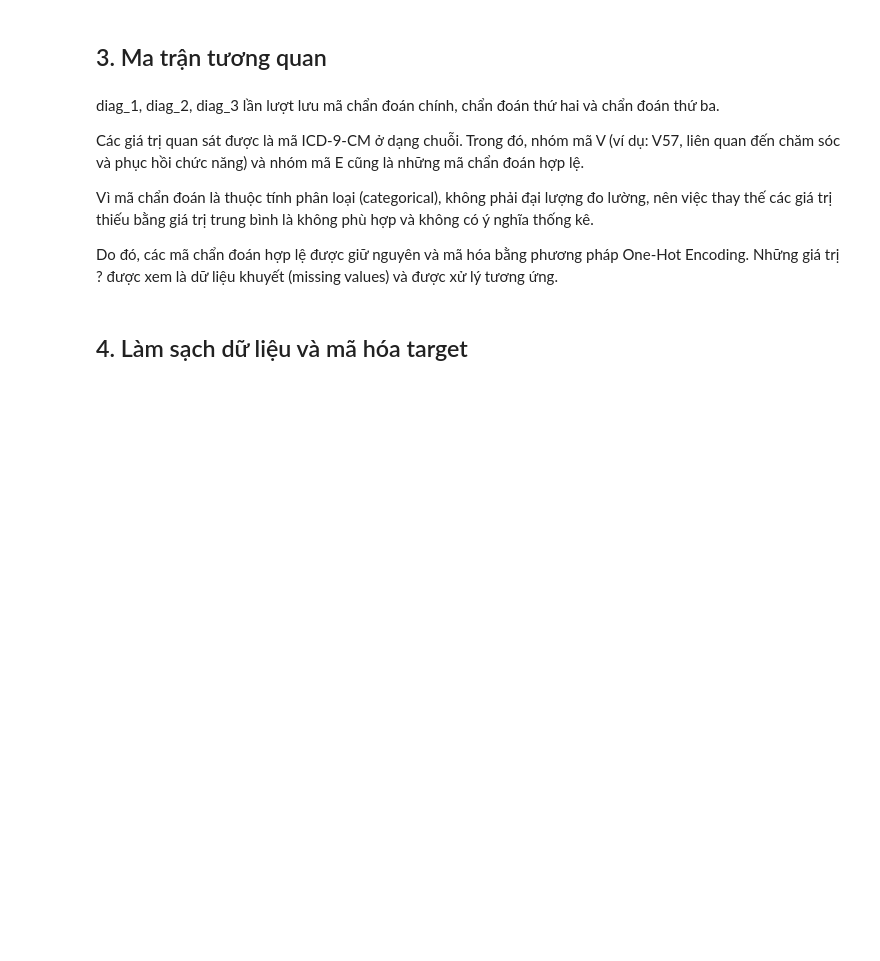
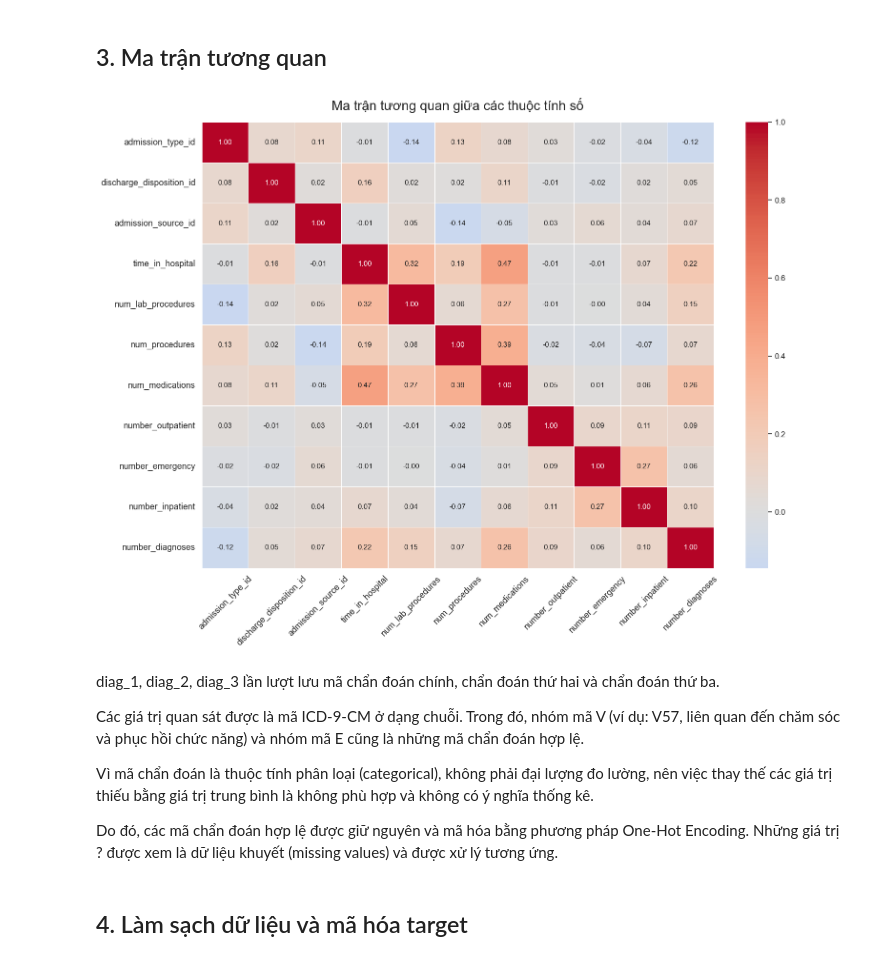
Before and after one commit to ThietBuiCong/BTL_PTDL, a Jupyter notebook: code/main_uci.ipynb, the cells around one changed output. Saved outputs shown, nothing was run; the diff lists cells and outputs as text; code cells hidden in the pictures; blank space fills up the shorter version.

```diff
--- a/code/main_uci.ipynb
+++ b/code/main_uci.ipynb
@@ -128,5 +128,28 @@ plt.show()
 # %% [markdown]
 ## 3. Ma trận tương quan
+# %%
+numeric_data = raw_data.select_dtypes(include="number").drop(
+    columns=["encounter_id", "patient_nbr"], errors="ignore"
+)
+correlation = numeric_data.corr()
+fig, ax = plt.subplots(figsize=(16, 12))
+sns.heatmap(
+    correlation,
+    cmap="coolwarm",
+    center=0,
+    annot=True,
+    fmt=".2f",
+    annot_kws={"size": 11},
+    linewidths=0.5,
+    ax=ax,
+)
+ax.set_title("Ma tr\u1eadn t\u01b0\u01a1ng quan gi\u1eefa c\u00e1c thu\u1ed9c t\u00ednh s\u1ed1", fontsize=20, pad=18)
+ax.tick_params(axis="x", labelsize=13, rotation=45)
+ax.tick_params(axis="y", labelsize=13, rotation=0)
+plt.tight_layout()
+plt.show()
+# %% [output]
+[figure, added]
 # %% [markdown]
 diag_1, diag_2, diag_3 lần lượt lưu mã chẩn đoán chính, chẩn đoán thứ hai và chẩn đoán thứ ba.
 
```
Also changed, not shown: parts of 5 cells of this notebook, 15 other files.
